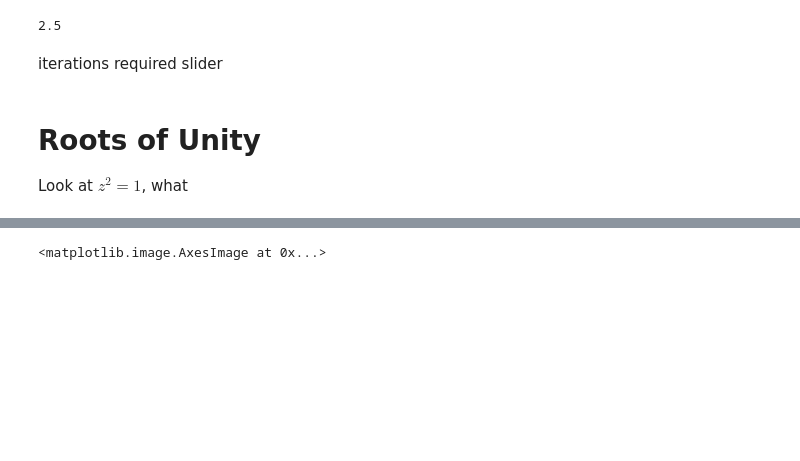
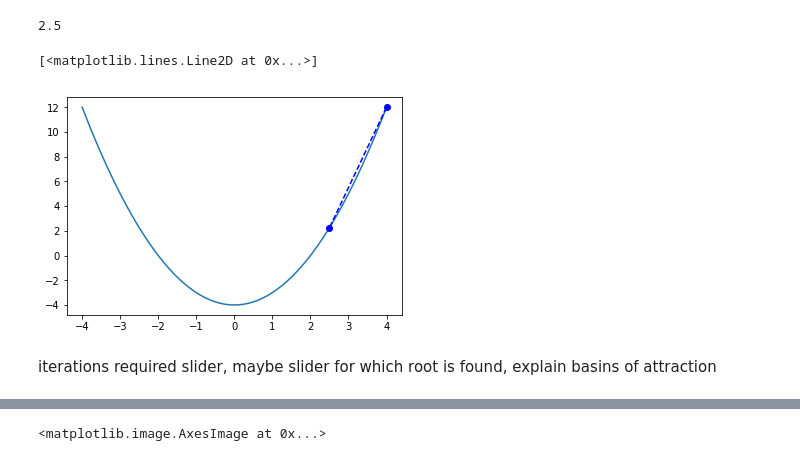
Before and after one commit to CodyEthanJordan/TutorialNotebooks, a Jupyter notebook: Fractals, Newton's Method, and the Roots of Unity, A Tutorial.ipynb, the cells around one changed output, grey strips where cells are left out. Cells and saved outputs as stored; diff of their text form; code cells hidden in the pictures; blank space fills up the shorter version.

```diff
--- a/Fractals, Newton's Method, and the Roots of Unity, A Tutorial.ipynb
+++ b/Fractals, Newton's Method, and the Roots of Unity, A Tutorial.ipynb
@@ -57,9 +57,11 @@ newGuess = initialGuess + offsetToNextGuess
 print(newGuess)
 # %% [output]
 2.5
-# %% [markdown]
-iterations required slider
-# %% [markdown]
-# Roots of Unity
-
-Look at $z^2 = 1$, what
+# %%
+plt.plot(domain, parabola(domain), '-')
+plt.plot([initialGuess, newGuess], [parabola(initialGuess), parabola(newGuess)], '--bo')
+# %% [output]
+[<matplotlib.lines.Line2D at 0x...>]
+[figure, added]
+# %% [markdown]
+iterations required slider, maybe slider for which root is found, explain basins of attraction
```
Also changed, not shown: parts of 2 cells of this notebook.
